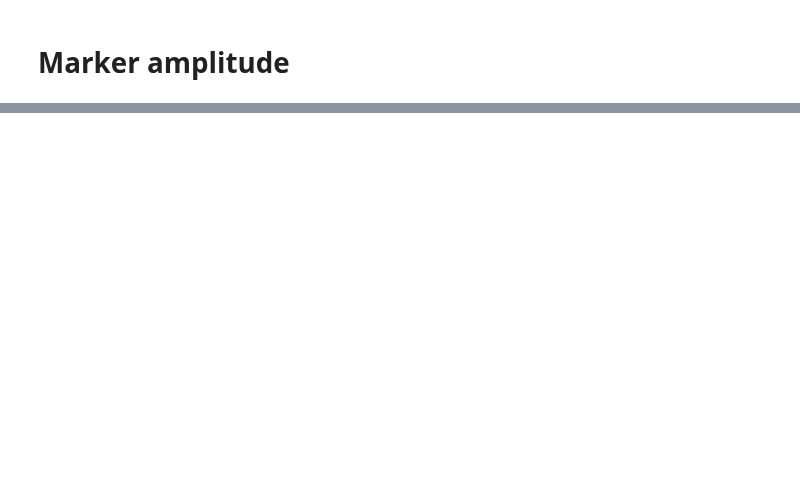
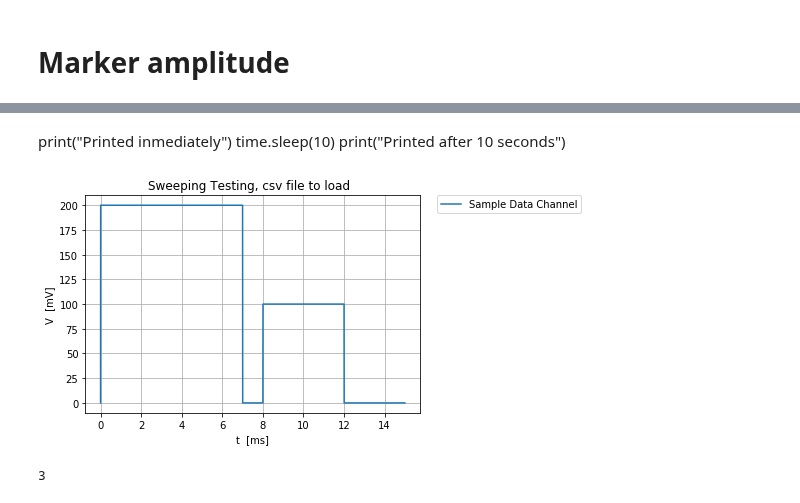
Before and after one commit to Holcan/STM, a Jupyter notebook: M8190/mechanicus.ipynb, the cells around one changed output, grey strips where cells are left out. Cells and saved outputs as stored; diff of their text form; code cells hidden in the pictures; blank space fills up the shorter version.

Commit message:
Sequence Loader Iterator
Added a function that does that, creates csv files from numpy arrays and loads them as sequence into the AWG, with a given time delay between them

```diff
--- a/M8190/mechanicus.ipynb
+++ b/M8190/mechanicus.ipynb
@@ -1182,3 +825,7 @@ obo3.shape
 cname4, c4 = CSV_PD(obo3[0],AWG_S3,1,4)
 cname5, c5 = CSV_PD(obo3[1],AWG_S3,1,5)
 cname6, c6 = CSV_PD(obo3[2],AWG_S3,1,6)
+# %%
+LocA,DFA,timm = Swep_Iteration_csv(Pulses_List,10,15,650000,4,6,AWG_S3,1)
+# %%
+LocB,DFB,timm = Swep_Iteration_csv(Pulses_List,10,15,650000,4,6,AWG_S3,0)
@@ -1216,0 +908,23 @@ print("Printed after 10 seconds")
+# %% [markdown]
+print("Printed inmediately")
+time.sleep(10)
+print("Printed after 10 seconds")
+# %%
+
+fig,ax= plt.subplots()
+
+ax.grid(True)
+
+
+plt.plot(timm,DFA['SegmentA_650000_4'].iloc[:,0]*300,label= 'Sample Data Channel')
+#plt.plot(timm,DFB['SegmentB_650000_4'].iloc[:,0],label= 'Marker Channel',color= 'purple')
+ax.set_xlabel('t  [ms]')
+ax.set_ylabel('V  [mV]')
+ax.set_title('Sweeping Testing, csv file to load to the AWG ')
+plt.legend(bbox_to_anchor=(1.05, 1), loc='upper left', borderaxespad=0.)
+plt.show()
+
+
+#fig.savefig('Pulse_reading_15ms_500MHz',optimize=True,bbox_inches='tight')
+# %% [output]
+[figure, added]
@@ -1216,0 +936,4 @@ print("Printed after 10 seconds")
+# %%
+len(LocA)
+# %% [output]
+3
```
Also changed, not shown: parts of 140 cells of this notebook, 5 other files.
